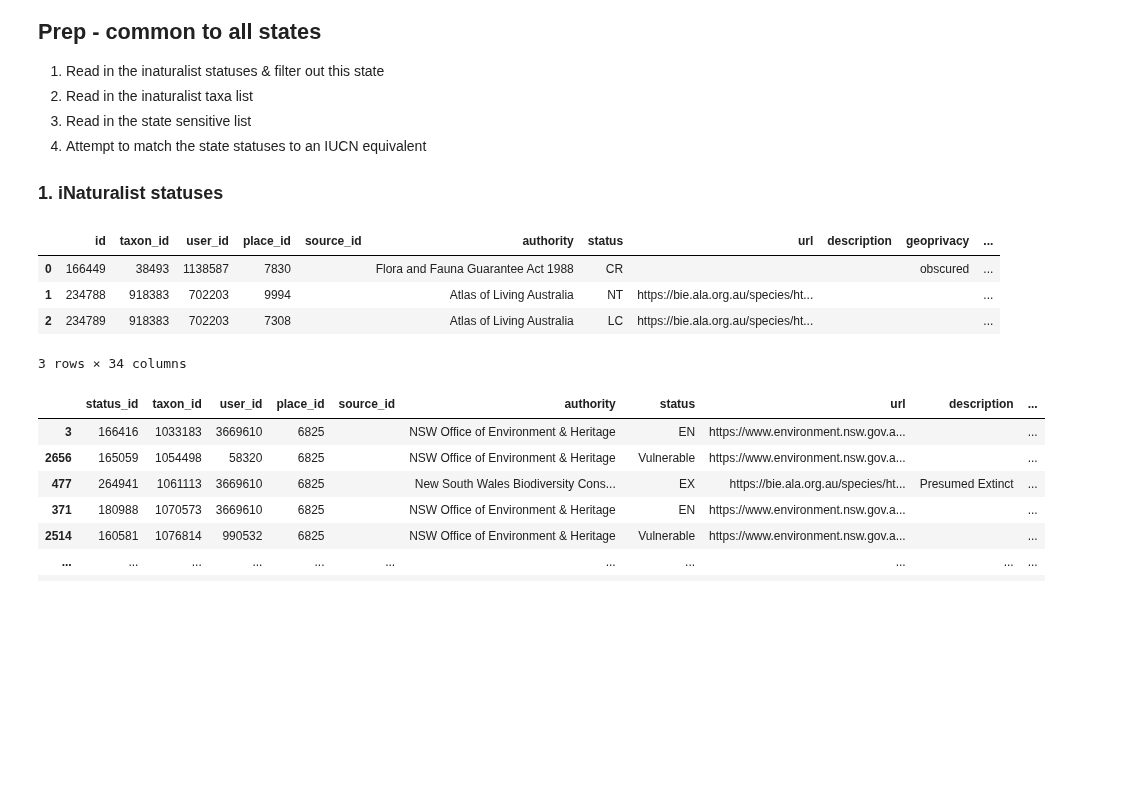
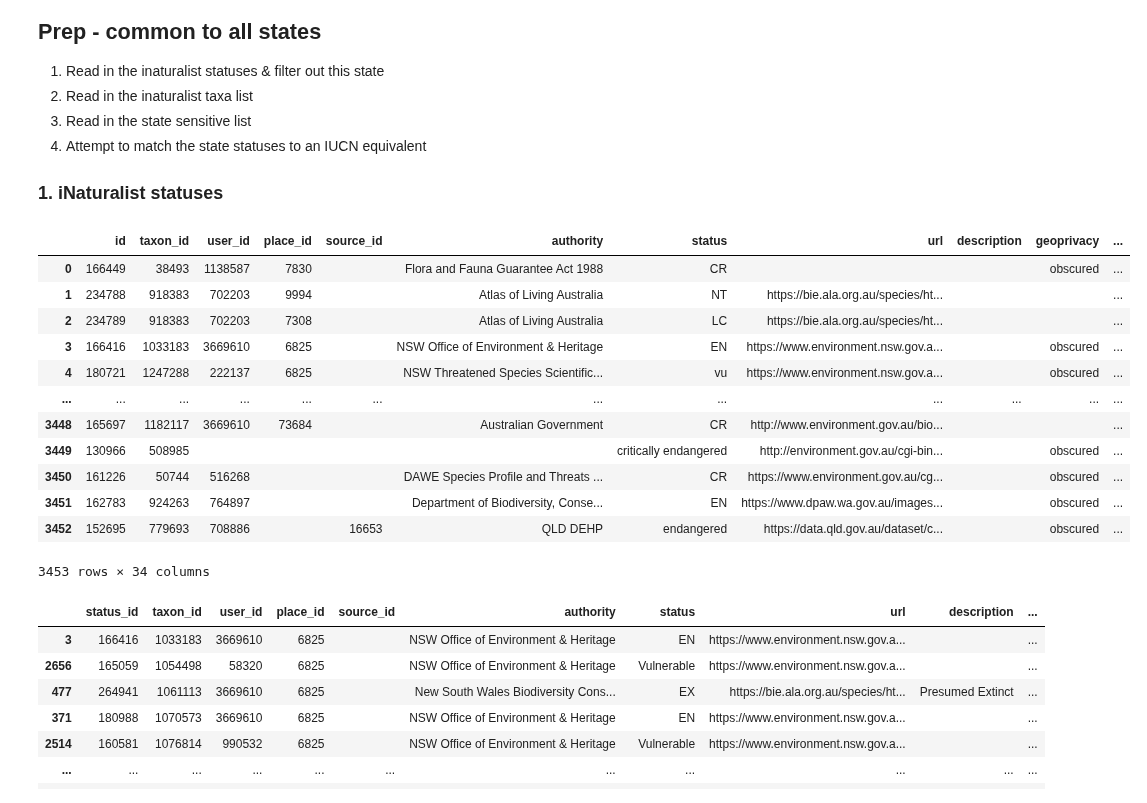
Before and after one commit to AtlasOfLivingAustralia/authoritative-lists, a Jupyter notebook: source-code/py-notebook/inaturalist-statuses/nsw.ipynb, the cells around one changed output. Drawn from its saved outputs; the diff is of its cells as text; code cells hidden in the pictures; blank space fills up the shorter version.

```diff
--- a/source-code/py-notebook/inaturalist-statuses/nsw.ipynb
+++ b/source-code/py-notebook/inaturalist-statuses/nsw.ipynb
@@ -21,21 +21,30 @@ State by state establish the changes that need to be made:
 # %%
 import pandas as pd
 
 projectdir = "/Users/oco115/PycharmProjects/authoritative-lists/" # basedir for this gh project
 # projectdir = "/Users/new330/IdeaProjects/authoritative-lists/" # basedir for this gh project
 sourcedir = projectdir + "source-data/inaturalist-statuses/"
 listdir = projectdir + "current-lists/"
 
 
 # read in the statuses
 taxastatus = pd.read_csv(sourcedir + "inat-aust-status-taxa.csv", encoding='UTF-8',na_filter=False,dtype=str) ## Read inaturalist conservation statuses file
-taxastatus.head(3)
+# taxastatus.head(3)
+taxastatus
 # %% [output]
 |  | id | taxon_id | user_id | place_id | source_id | authority | status | url | description | geoprivacy | ... |
 | 0 | 166449 | 38493 | 1138587 | 7830 |  | Flora and Fauna Guarantee Act 1988 | CR |  |  | obscured | ... |
 | 1 | 234788 | 918383 | 702203 | 9994 |  | Atlas of Living Australia | NT | https://bie.ala.org.au/species/ht... |  |  | ... |
 | 2 | 234789 | 918383 | 702203 | 7308 |  | Atlas of Living Australia | LC | https://bie.ala.org.au/species/ht... |  |  | ... |
+| 3 | 166416 | 1033183 | 3669610 | 6825 |  | NSW Office of Environment & Heritage | EN | https://www.environment.nsw.gov.a... |  | obscured | ... |
+| 4 | 180721 | 1247288 | 222137 | 6825 |  | NSW Threatened Species Scientific... | vu | https://www.environment.nsw.gov.a... |  | obscured | ... |
+| ... | ... | ... | ... | ... | ... | ... | ... | ... | ... | ... | ... |
+| 3448 | 165697 | 1182117 | 3669610 | 73684 |  | Australian Government | CR | http://www.environment.gov.au/bio... |  |  | ... |
+| 3449 | 130966 | 508985 |  |  |  |  | critically endangered | http://environment.gov.au/cgi-bin... |  | obscured | ... |
+| 3450 | 161226 | 50744 | 516268 |  |  | DAWE Species Profile and Threats ... | CR | https://www.environment.gov.au/cg... |  | obscured | ... |
+| 3451 | 162783 | 924263 | 764897 |  |  | Department of Biodiversity, Conse... | EN | https://www.dpaw.wa.gov.au/images... |  | obscured | ... |
+| 3452 | 152695 | 779693 | 708886 |  | 16653 | QLD DEHP | endangered | https://data.qld.gov.au/dataset/c... |  | obscured | ... |
-3 rows × 34 columns
+3453 rows × 34 columns
 # %%
 def filter_state_statuses(stateregex: str, urlregex: str):
     authoritydf = taxastatus['authority'].drop_duplicates().sort_values()
```
Also changed, not shown: parts of 18 cells of this notebook, 1 other file.
